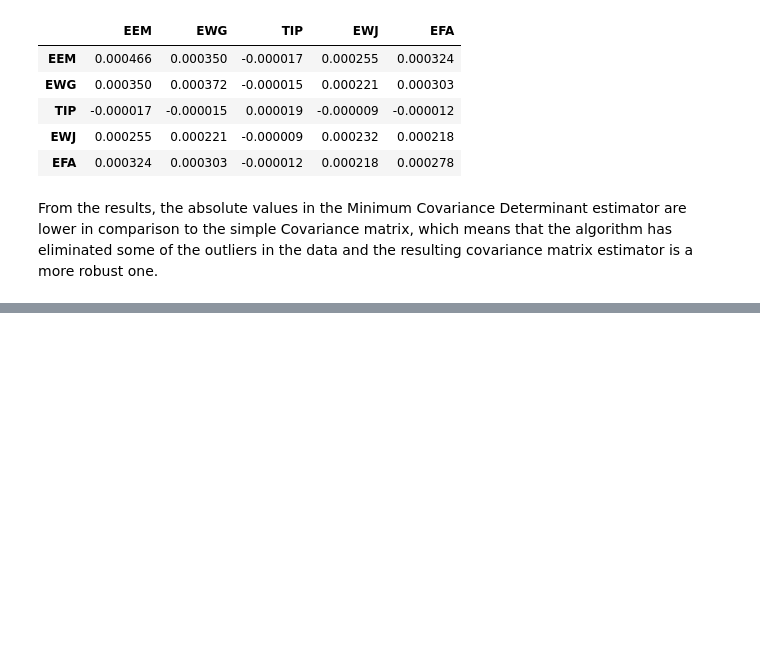
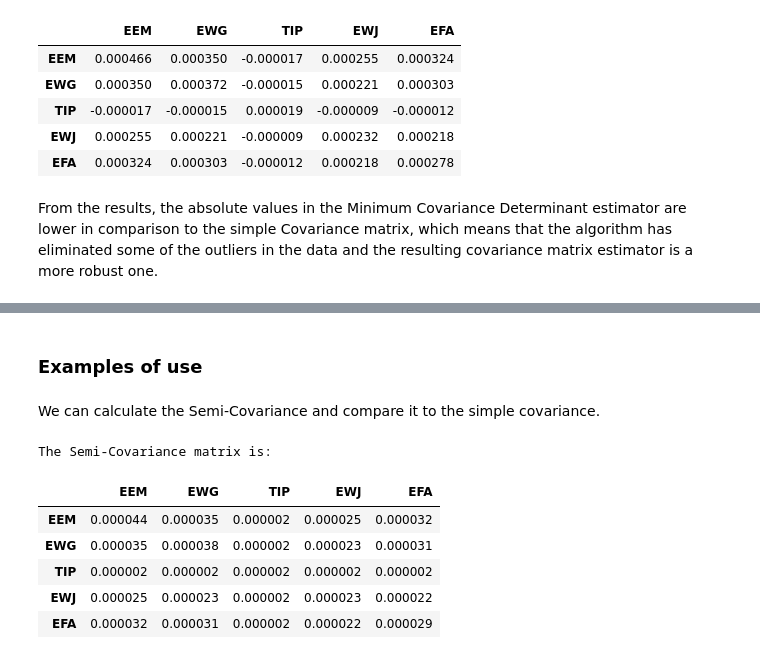
Before and after one commit to AI-Stuff/hudson-and-thames-research, a Jupyter notebook: RiskEstimators/RiskEstimators.ipynb, the cells around one changed output, grey strips where cells are left out. Cells and saved outputs as stored; diff of their text form; code cells hidden in the pictures; blank space fills up the shorter version.

```diff
--- a/RiskEstimators/RiskEstimators.ipynb
+++ b/RiskEstimators/RiskEstimators.ipynb
@@ -115,0 +264,21 @@ From the results, the absolute values in the Minimum Covariance Determinant esti
+# %% [markdown]
+### Examples of use
+# %% [markdown]
+We can calculate the Semi-Covariance and compare it to the simple covariance.
+# %%
+# Finding the Semi-Covariance on price data
+semi_cov = risk_estimators.semi_covariance(stock_prices, price_data=True, threshold_return=0)
+
+# Transforming Semi-Covariance from np.array to pd.DataFrame
+semi_cov = pd.DataFrame(semi_cov, index=cov_matrix.index, columns=cov_matrix.columns)
+
+print('The Semi-Covariance matrix is:')
+semi_cov
+# %% [output]
+The Semi-Covariance matrix is:
+|  | EEM | EWG | TIP | EWJ | EFA |
+| EEM | 0.000044 | 0.000035 | 0.000002 | 0.000025 | 0.000032 |
+| EWG | 0.000035 | 0.000038 | 0.000002 | 0.000023 | 0.000031 |
+| TIP | 0.000002 | 0.000002 | 0.000002 | 0.000002 | 0.000002 |
+| EWJ | 0.000025 | 0.000023 | 0.000002 | 0.000023 | 0.000022 |
+| EFA | 0.000032 | 0.000031 | 0.000002 | 0.000022 | 0.000029 |
```
Also changed, not shown: parts of 39 cells of this notebook.
